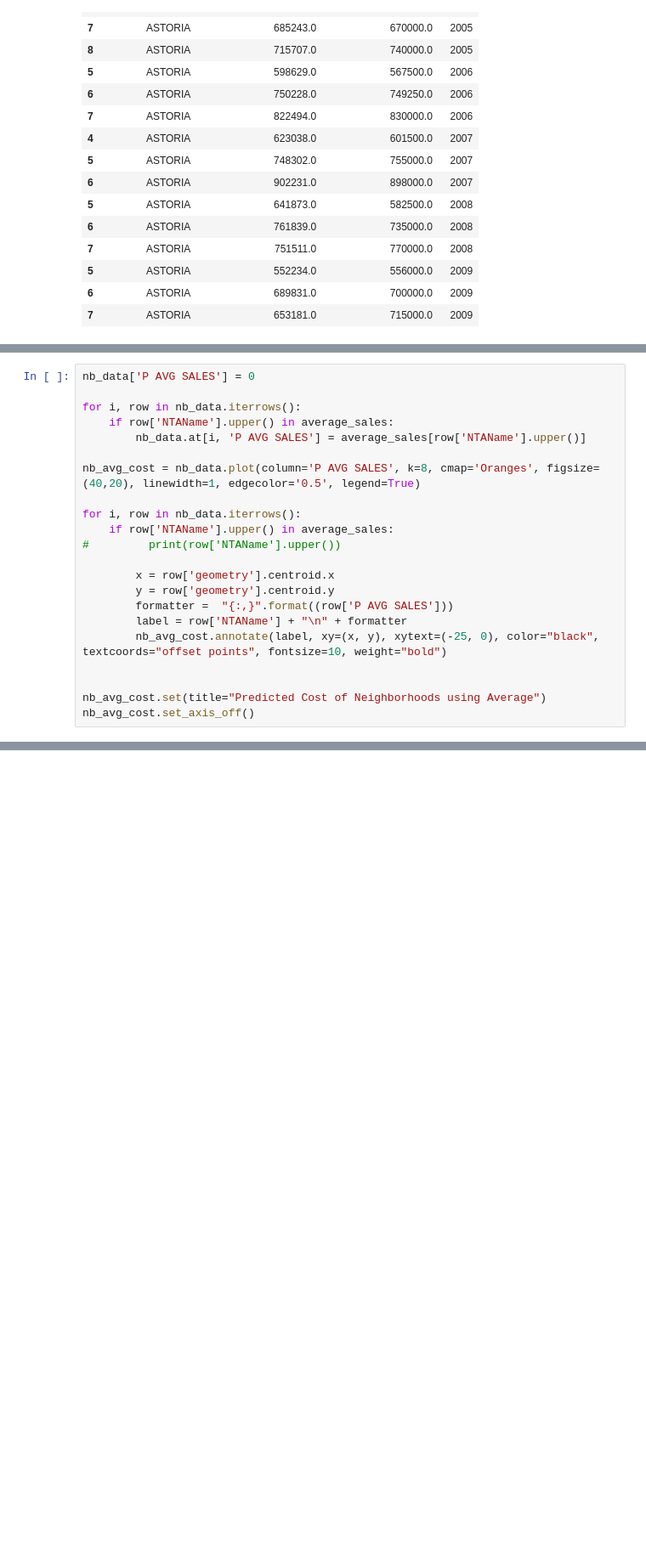
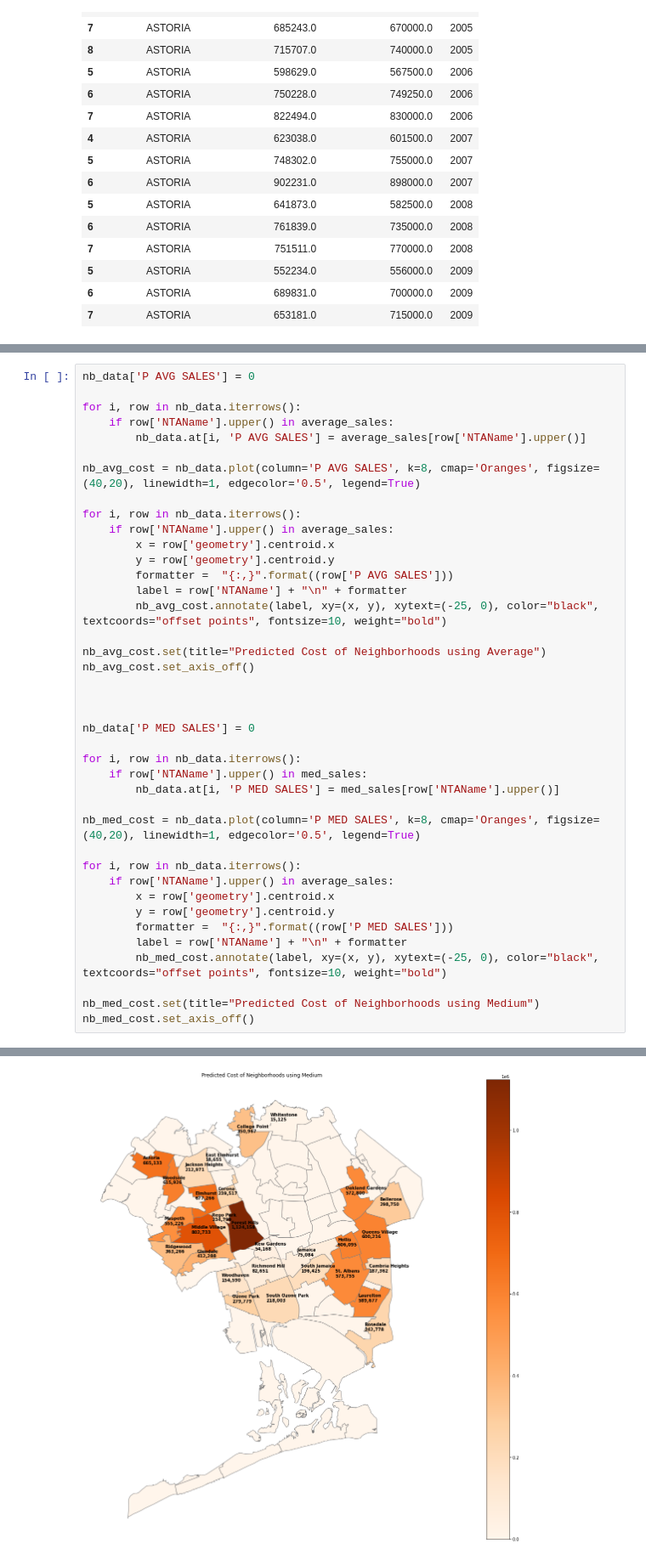
Before and after one commit to annad1998/320final, a Jupyter notebook: index.ipynb, the cells around one changed output, grey strips where cells are left out. Shown at 85% size. Cells and saved outputs as stored; diff of their text form; blank space fills up the shorter version.

```diff
--- a/index.ipynb
+++ b/index.ipynb
@@ -389,24 +394,43 @@ for i in range(counter):
 # %%
 nb_data['P AVG SALES'] = 0
 
 for i, row in nb_data.iterrows():
     if row['NTAName'].upper() in average_sales:
         nb_data.at[i, 'P AVG SALES'] = average_sales[row['NTAName'].upper()]
 
 nb_avg_cost = nb_data.plot(column='P AVG SALES', k=8, cmap='Oranges', figsize=(40,20), linewidth=1, edgecolor='0.5', legend=True)
 
 for i, row in nb_data.iterrows():
     if row['NTAName'].upper() in average_sales:
-#         print(row['NTAName'].upper())
-
         x = row['geometry'].centroid.x
         y = row['geometry'].centroid.y
         formatter =  "{:,}".format((row['P AVG SALES']))
         label = row['NTAName'] + "\n" + formatter
         nb_avg_cost.annotate(label, xy=(x, y), xytext=(-25, 0), color="black", textcoords="offset points", fontsize=10, weight="bold")
 
-
 nb_avg_cost.set(title="Predicted Cost of Neighborhoods using Average")
 nb_avg_cost.set_axis_off()
+
+
+
+nb_data['P MED SALES'] = 0
+
+for i, row in nb_data.iterrows():
+    if row['NTAName'].upper() in med_sales:
+        nb_data.at[i, 'P MED SALES'] = med_sales[row['NTAName'].upper()]
+
+nb_med_cost = nb_data.plot(column='P MED SALES', k=8, cmap='Oranges', figsize=(40,20), linewidth=1, edgecolor='0.5', legend=True)
+
+for i, row in nb_data.iterrows():
+    if row['NTAName'].upper() in average_sales:
+        x = row['geometry'].centroid.x
+        y = row['geometry'].centroid.y
+        formatter =  "{:,}".format((row['P MED SALES']))
+        label = row['NTAName'] + "\n" + formatter
+        nb_med_cost.annotate(label, xy=(x, y), xytext=(-25, 0), color="black", textcoords="offset points", fontsize=10, weight="bold")
+
+nb_med_cost.set(title="Predicted Cost of Neighborhoods using Medium")
+nb_med_cost.set_axis_off()
 # %% [output]
 [figure]
+[figure, added]
```
Also changed, not shown: parts of 29 cells of this notebook, 1 other file.
